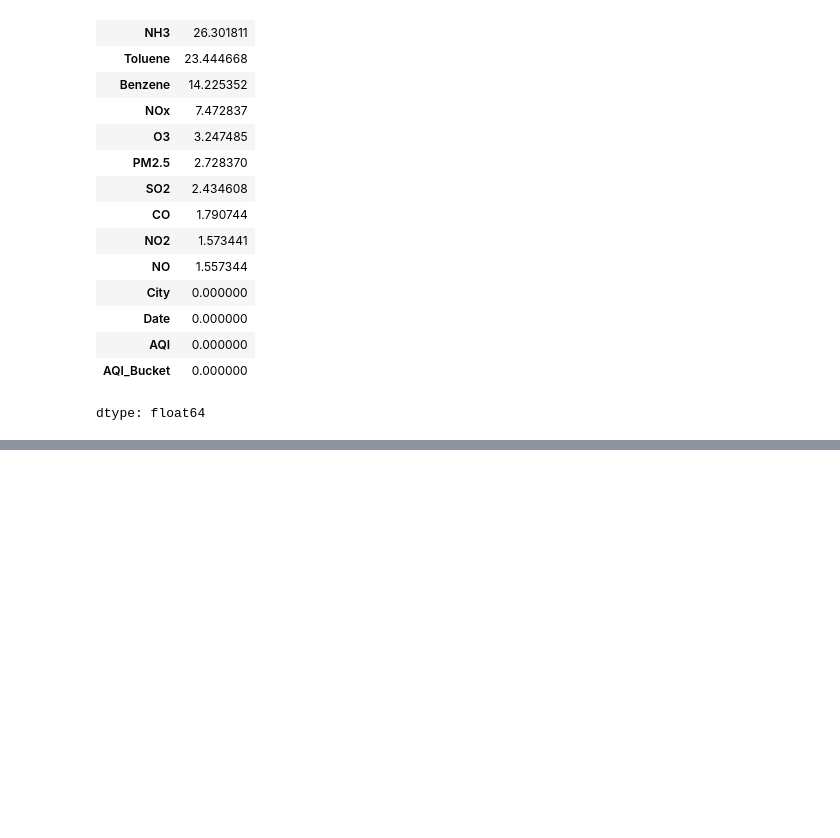
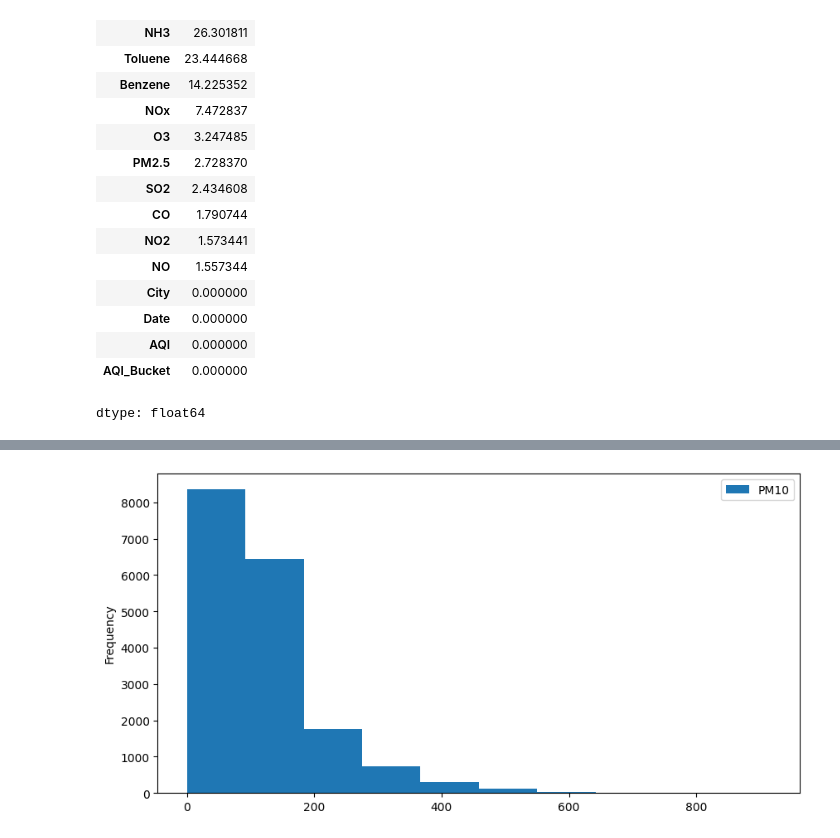
Before and after one commit to kanishkchoubey/Air-quality-index, a Jupyter notebook: AQI.ipynb, the cells around one changed output, grey strips where cells are left out. Drawn from its saved outputs; the diff is of its cells as text; code cells hidden in the pictures; blank space fills up the shorter version.

```diff
--- a/AQI.ipynb
+++ b/AQI.ipynb
@@ -140,0 +147,6 @@ dtype: float64
+# %%
+df['PM10'].plot(kind = 'hist', figsize=(10,5))
+plt.legend()
+plt.show()
+# %% [output]
+[figure, added]
```
Also changed, not shown: parts of 35 cells of this notebook.
